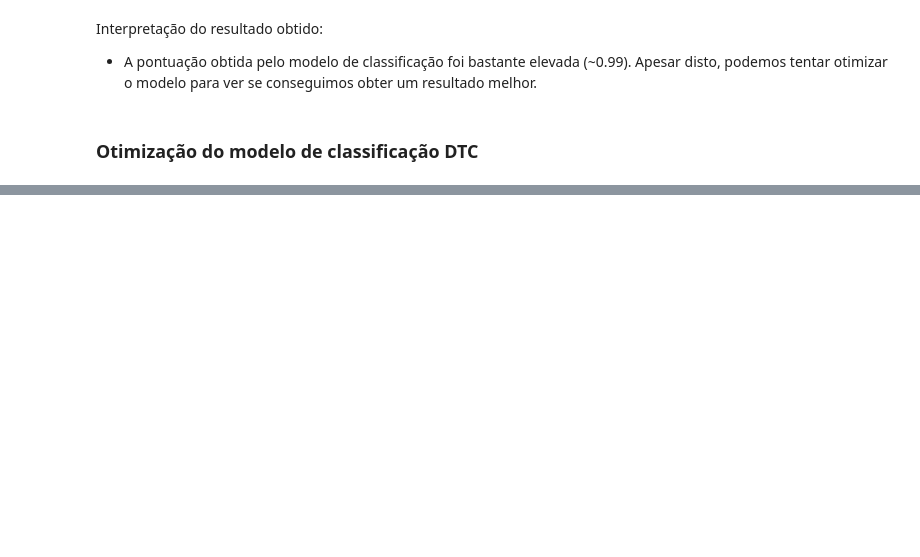
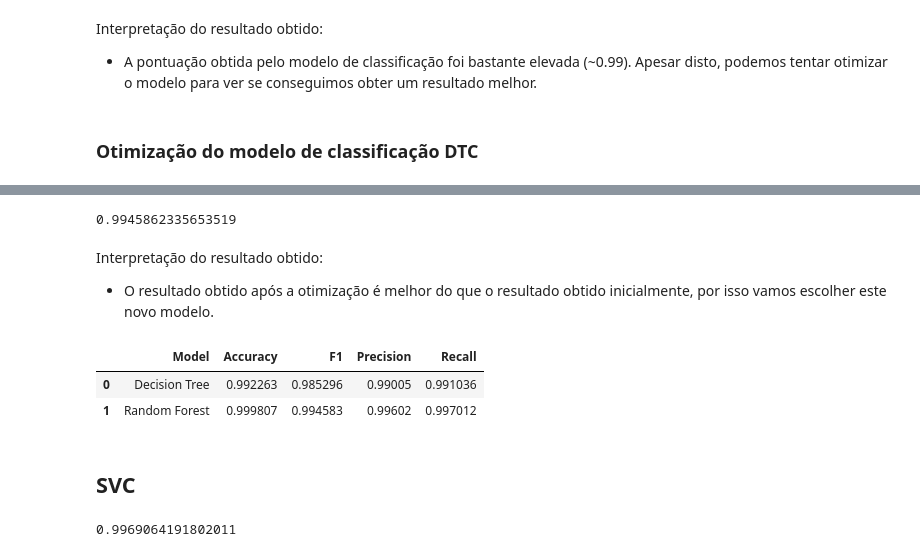
Before and after one commit to miguelamoreira/wineNotebook, a Jupyter notebook: notebook/grupo1.ipynb, the cells around one changed output, grey strips where cells are left out. Drawn from its saved outputs; the diff is of its cells as text; code cells hidden in the pictures; blank space fills up the shorter version.

```diff
--- a/notebook/grupo1.ipynb
+++ b/notebook/grupo1.ipynb
@@ -323,0 +347,12 @@ results_dtc
+# %%
+rf_params = {'max_depth': [None, 3, 5, 10],
+             'max_features': ['sqrt', 'log2', None],
+             'n_estimators': [2, 5, 10, 100, 200],
+             'min_samples_split': [2, 5, 10]
+}
+
+rf_cv_model = GridSearchCV(RandomForestClassifier(random_state = 24), rf_params, cv=10, n_jobs = 1, verbose = 1)
+rf_cv_model.fit(X_train, y_train)
+
+print('Best parameters:')
+rf_cv_model.best_params_
@@ -323,0 +366,36 @@ results_dtc
+# %%
+rfc2 = RandomForestClassifier(
+    n_estimators = rf_cv_model.best_params_['n_estimators'],
+    max_depth = rf_cv_model.best_params_['max_depth'],
+    max_features = rf_cv_model.best_params_['max_features'],
+    min_samples_split = rf_cv_model.best_params_['min_samples_split']
+)
+
+rfc2.fit(X_train, y_train)
+rfc2.score(X_test, y_test)
+# %% [output]
+0.9945862335653519
+# %% [markdown]
+Interpretação do resultado obtido:
+- O resultado obtido após a otimização é melhor do que o resultado obtido inicialmente, por isso vamos escolher este novo modelo.
+# %%
+# acurácia
+rfc_accuracy = accuracy_score(y_true = y_train, y_pred = rfc2.predict(X_train))
+
+# f1 score
+rfc_f1 = f1_score(y_true=y_test, y_pred= rfc2.predict(X_test), average='weighted')
+
+# precision
+rfc_precision = precision_score(y_test, y_pred= rfc2.predict(X_test))
+
+# recall
+rfc_recall = recall_score(y_test, y_pred= rfc2.predict(X_test))
+
+classifiers_results.loc[len(classifiers_results)] = ['Random Forest', rfc_accuracy, rfc_f1, rfc_precision, rfc_recall]
+classifiers_results
+# %% [output]
+|  | Model | Accuracy | F1 | Precision | Recall |
+| 0 | Decision Tree | 0.992263 | 0.985296 | 0.99005 | 0.991036 |
+| 1 | Random Forest | 0.999807 | 0.994583 | 0.99602 | 0.997012 |
+# %% [markdown]
+## SVC
@@ -323,0 +406,5 @@ results_dtc
+# %%
+# Avaliação inicial do modelo SVC
+svc.score(X_test, y_test)
+# %% [output]
+0.9969064191802011
```
Also changed, not shown: parts of 20 cells of this notebook.
